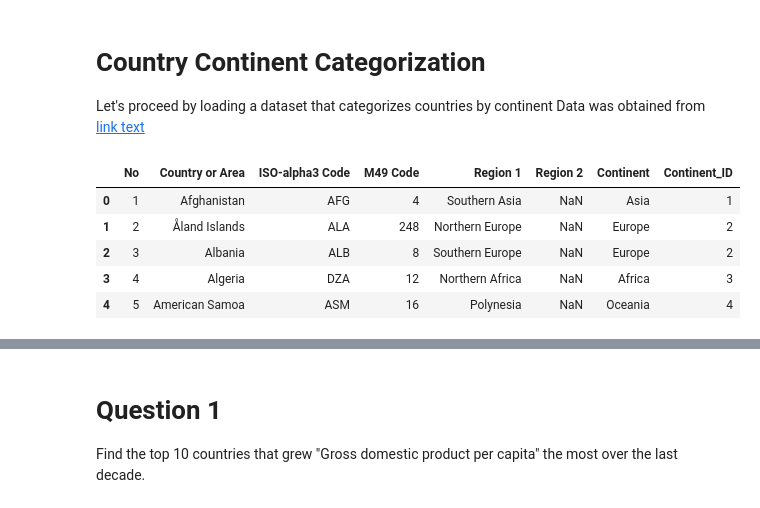
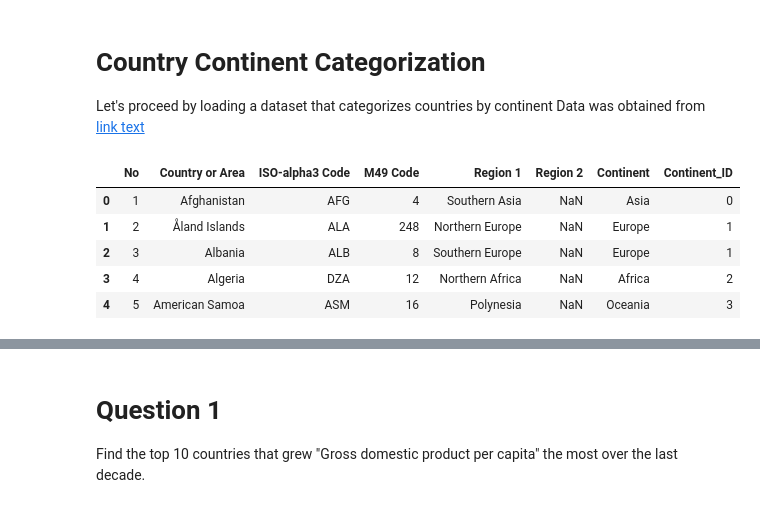
Before and after one commit to m-root/weo_data, a Jupyter notebook: weo_notebook.ipynb, the cells around one changed output, grey strips where cells are left out. Cells and saved outputs as stored; diff of their text form; code cells hidden in the pictures.

```diff
--- a/weo_notebook.ipynb
+++ b/weo_notebook.ipynb
@@ -40,21 +40,23 @@ Data was obtained from [link text](https://statisticstimes.com/geography/countri
 # %%
 df_country_classification = pd.read_csv('data/countries_by_continent.csv')
 
 # Create a dictionary mapping each unique Continent to a unique identifier starting from 1
 continent_to_id = {continent: i+1 for i, continent in enumerate(df_country_classification['Continent'].unique())}
 
 # Create a new column 'Continent ID' which is the unique identifier for each Continent
-df_country_classification['Continent_ID'] = df_country_classification['Continent'].apply(lambda x: continent_to_id[x])
+# df_country_classification['Continent_ID'] = df_country_classification['Continent'].apply(lambda x: continent_to_id[x])
+
+df_country_classification['Continent_ID'] = pd.factorize(df_country_classification['Continent'])[0]
 
 # Display first few rows
 df_country_classification.head()
 # %% [output]
 |  | No | Country or Area | ISO-alpha3 Code | M49 Code | Region 1 | Region 2 | Continent | Continent_ID |
-| 0 | 1 | Afghanistan | AFG | 4 | Southern Asia | NaN | Asia | 1 |
-| 1 | 2 | Åland Islands | ALA | 248 | Northern Europe | NaN | Europe | 2 |
-| 2 | 3 | Albania | ALB | 8 | Southern Europe | NaN | Europe | 2 |
-| 3 | 4 | Algeria | DZA | 12 | Northern Africa | NaN | Africa | 3 |
-| 4 | 5 | American Samoa | ASM | 16 | Polynesia | NaN | Oceania | 4 |
+| 0 | 1 | Afghanistan | AFG | 4 | Southern Asia | NaN | Asia | 0 |
+| 1 | 2 | Åland Islands | ALA | 248 | Northern Europe | NaN | Europe | 1 |
+| 2 | 3 | Albania | ALB | 8 | Southern Europe | NaN | Europe | 1 |
+| 3 | 4 | Algeria | DZA | 12 | Northern Africa | NaN | Africa | 2 |
+| 4 | 5 | American Samoa | ASM | 16 | Polynesia | NaN | Oceania | 3 |
 # %%
 # If 'Continent' exists in the 'data' DataFrame, drop it
 if 'Continent' in data.columns:
```
Also changed, not shown: parts of 1 cell of this notebook.
